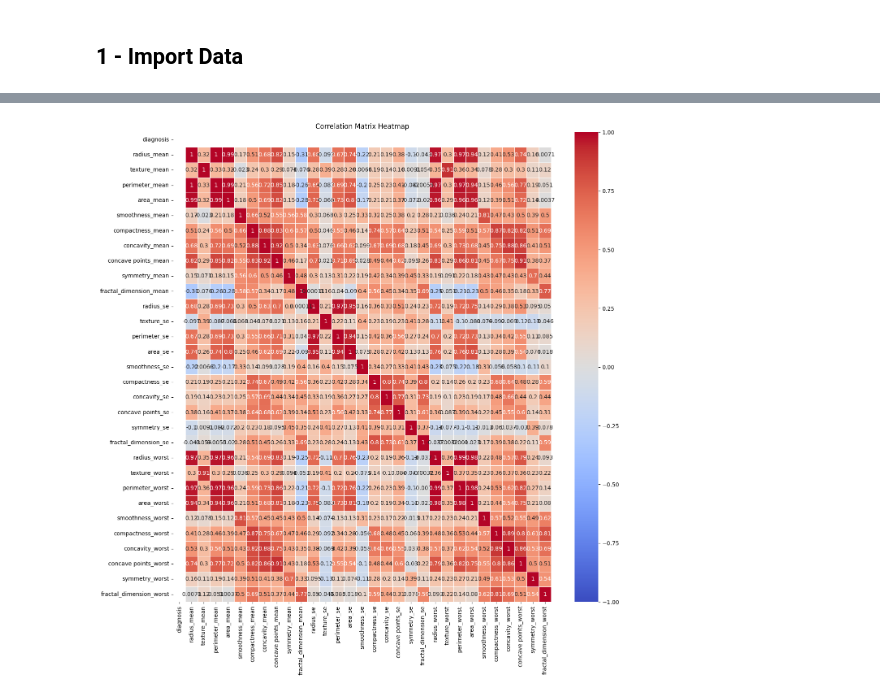
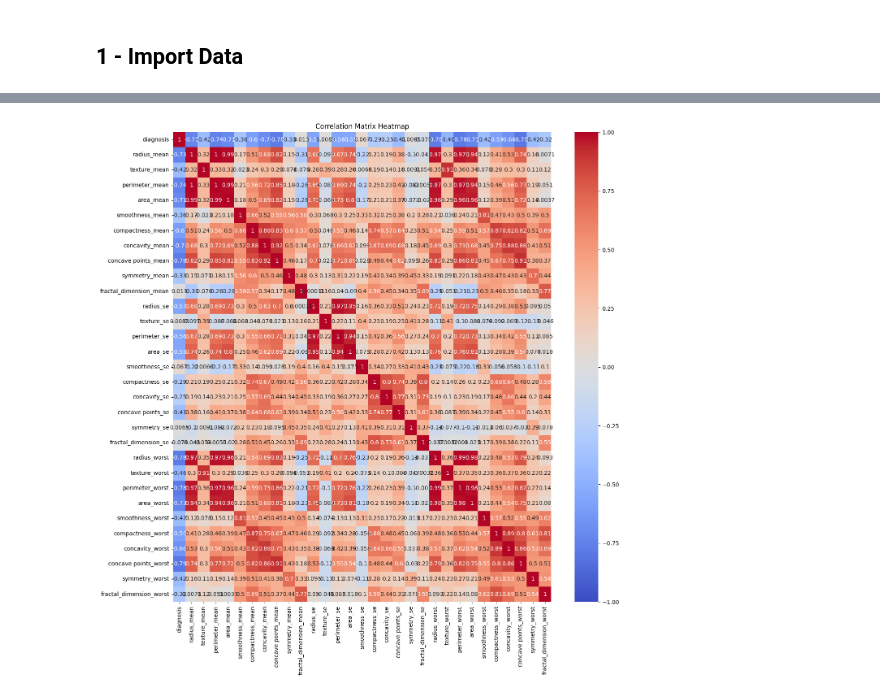
Before and after one commit to SergeyAkh/SVM, a Jupyter notebook: SVM.ipynb, the cells around one changed output, grey strips where cells are left out. Saved outputs shown, nothing was run; the diff lists cells and outputs as text; code cells hidden in the pictures.

```diff
--- a/SVM.ipynb
+++ b/SVM.ipynb
@@ -154,2 +198,2 @@ data
 # %%
-data["diagnosis"] = data["diagnosis"].map({"B": 0, "M": 1})
+data["diagnosis"] = data["diagnosis"].map({"B": 1, "M": -1})
@@ -158,7 +200,7 @@ corr_matrix = data.iloc[:, 1:].corr()
 # %%
 plt.figure(figsize=(15, 15))
-sns.heatmap(corr_matrix, annot=True, cmap='coolwarm', vmin=-1, vmax=1, linewidths=0.5)
+sns.heatmap(data.iloc[:, 1:].corr(), annot=True, cmap='coolwarm', vmin=-1, vmax=1)
 plt.title("Correlation Matrix Heatmap")
 plt.show()
 # %% [output]
-[figure, old version]
+[figure, new version]
```
Also changed, not shown: parts of 23 cells of this notebook.
